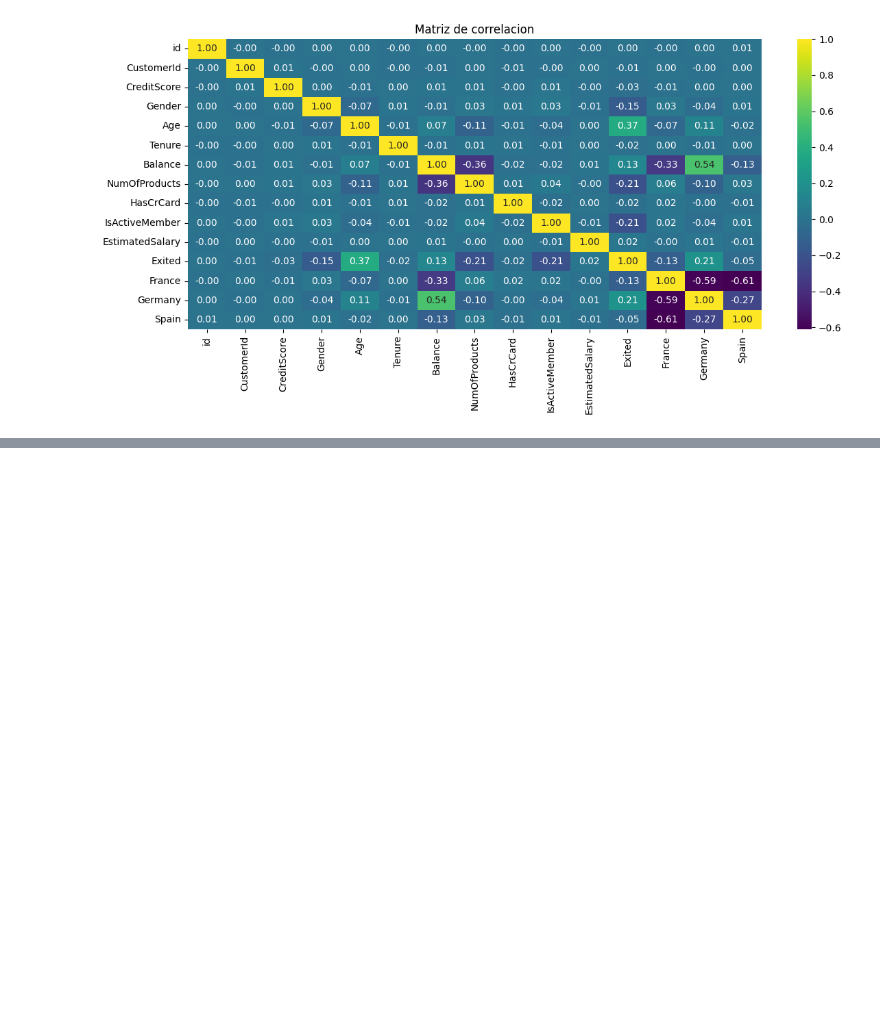
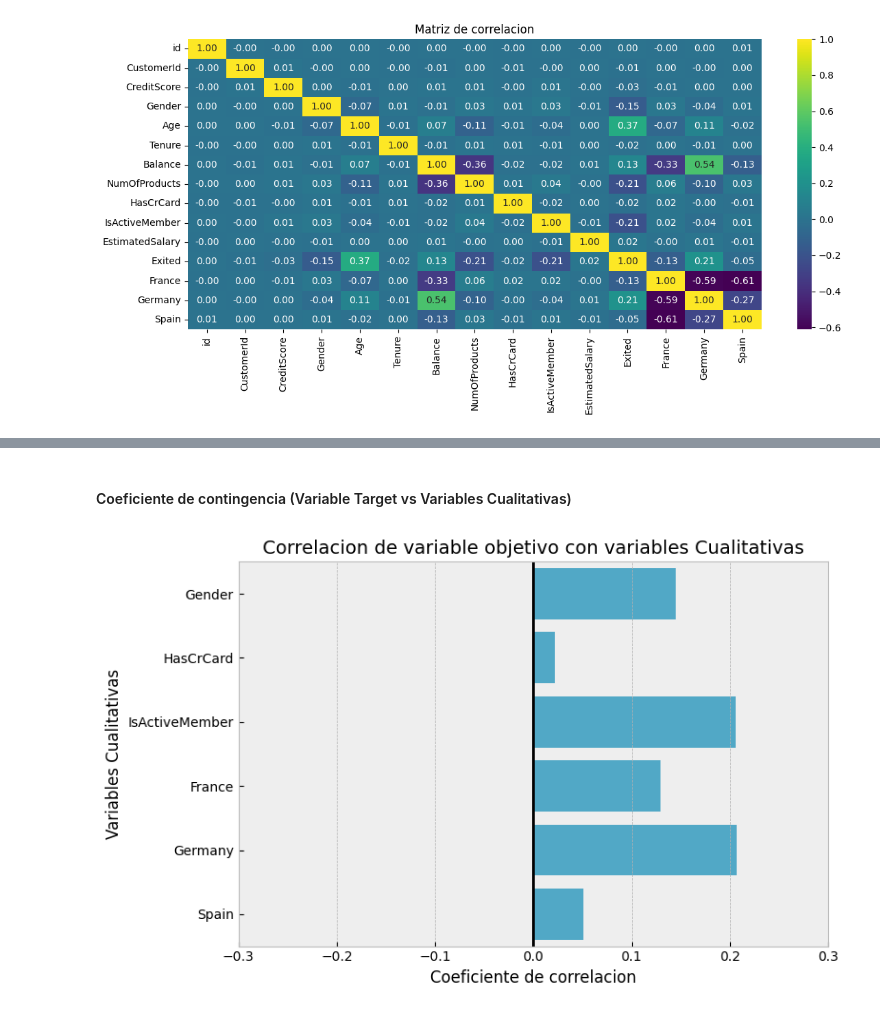
Before and after one commit to arielRas/KaggleCompetition-Coder52295, a Jupyter notebook: Eda.ipynb, the cells around one changed output, grey strips where cells are left out. Saved outputs shown, nothing was run; the diff lists cells and outputs as text; code cells hidden in the pictures; blank space fills up the shorter version.

```diff
--- a/Eda.ipynb
+++ b/Eda.ipynb
@@ -65,0 +42,8 @@ plt.style.use("default")
+# %% [markdown]
+#### Coeficiente de contingencia (Variable Target vs Variables Cualitativas)
+# %%
+#GRAFICO COEFICIENTE DE CONTINGENCIA
+cualit_vars = ['Gender','HasCrCard','IsActiveMember','France','Germany','Spain']
+Correlations(df, 'Exited', cualit_vars, 'Cualitativas').plot_coef_contingency()
+# %% [output]
+[figure, added]
```
Also changed, not shown: parts of 8 cells of this notebook, 1 other file.
